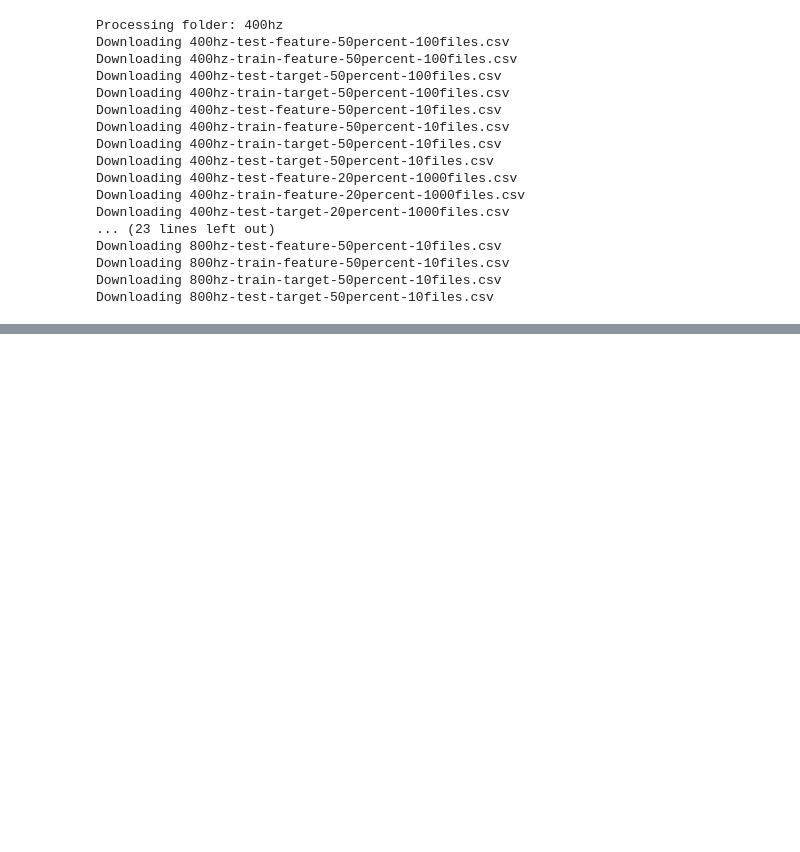
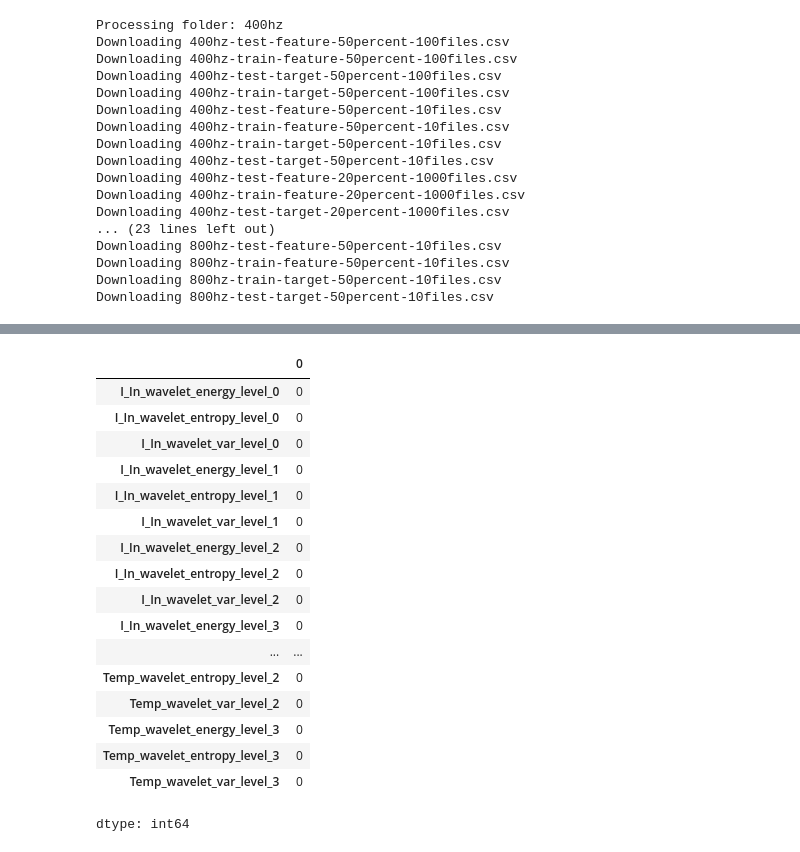
Before and after one commit to aadityane93/SortingLine-ml, a Jupyter notebook: wavelets.ipynb, the cells around one changed output, grey strips where cells are left out. Cells and saved outputs as stored; diff of their text form; code cells hidden in the pictures; blank space fills up the shorter version.

```diff
--- a/wavelets.ipynb
+++ b/wavelets.ipynb
@@ -156,0 +246,21 @@ wavelet_df
+# %%
+wavelet_df_train.isna().sum()
+# %% [output]
+|  | 0 |
+| I_In_wavelet_energy_level_0 | 0 |
+| I_In_wavelet_entropy_level_0 | 0 |
+| I_In_wavelet_var_level_0 | 0 |
+| I_In_wavelet_energy_level_1 | 0 |
+| I_In_wavelet_entropy_level_1 | 0 |
+| I_In_wavelet_var_level_1 | 0 |
+| I_In_wavelet_energy_level_2 | 0 |
+| I_In_wavelet_entropy_level_2 | 0 |
+| I_In_wavelet_var_level_2 | 0 |
+| I_In_wavelet_energy_level_3 | 0 |
+| ... | ... |
+| Temp_wavelet_entropy_level_2 | 0 |
+| Temp_wavelet_var_level_2 | 0 |
+| Temp_wavelet_energy_level_3 | 0 |
+| Temp_wavelet_entropy_level_3 | 0 |
+| Temp_wavelet_var_level_3 | 0 |
+dtype: int64
```
Also changed, not shown: parts of 14 cells of this notebook.
